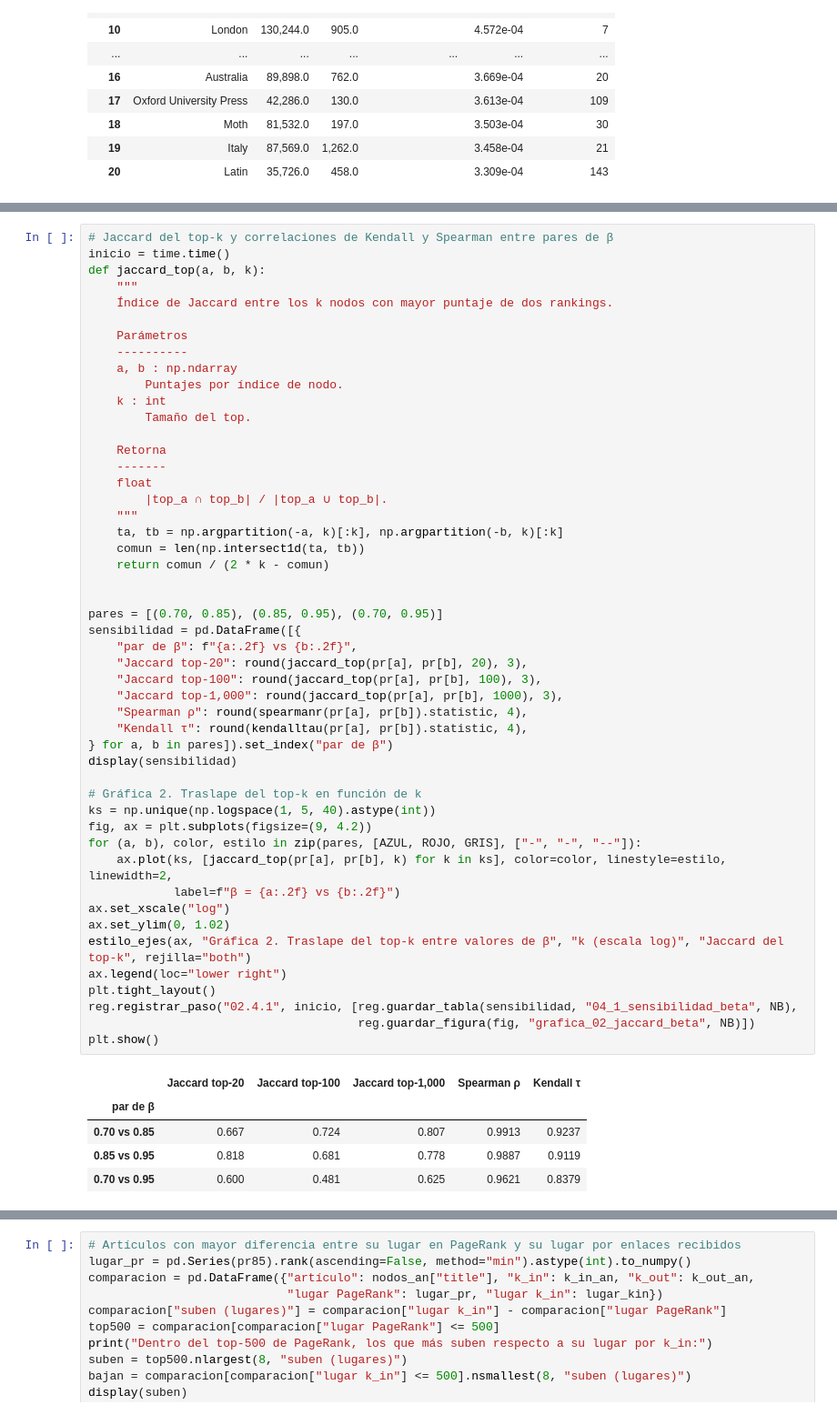
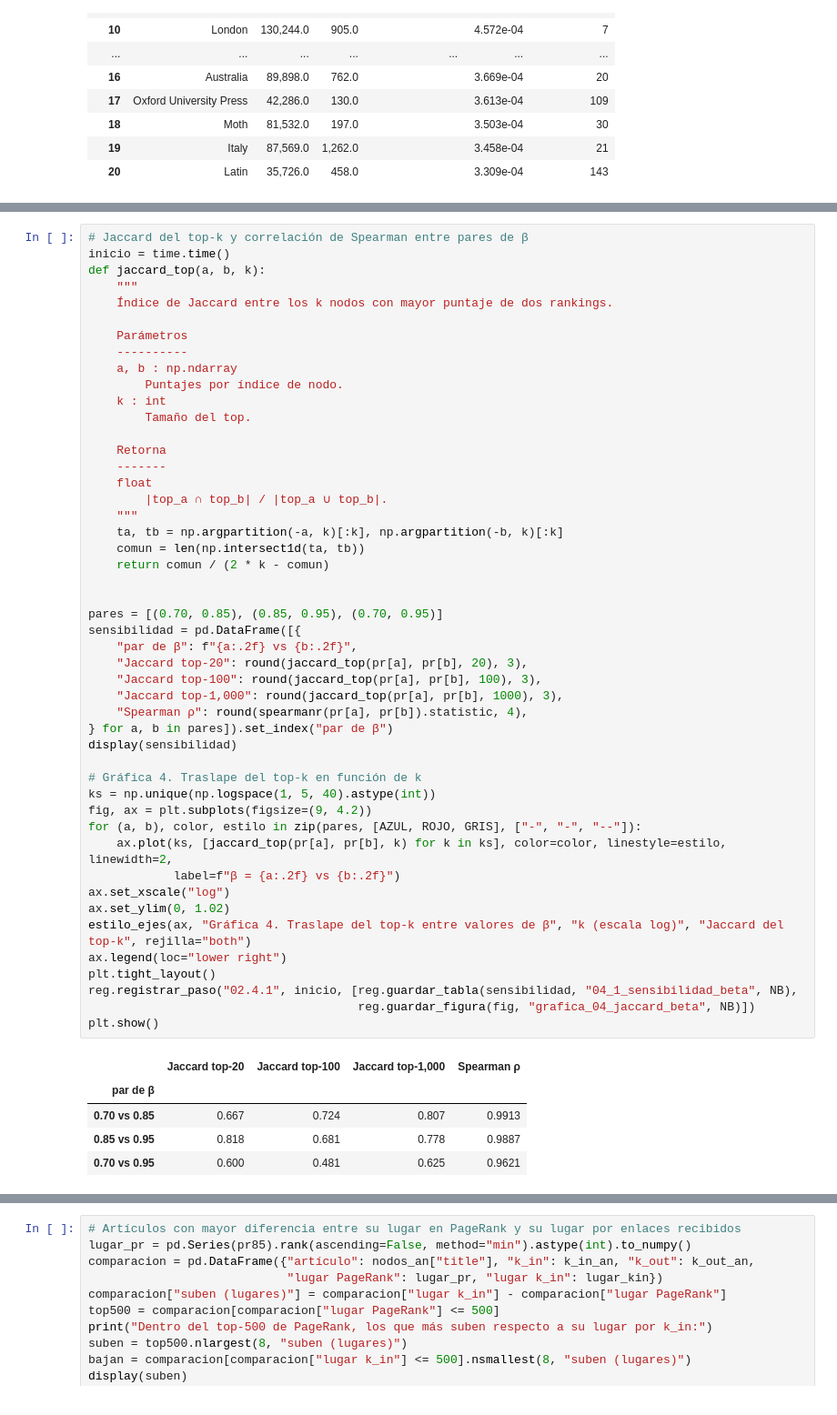
Before and after one commit to makore-0612/T3_DMII, a Jupyter notebook: Wikipedia/notebooks/02_pagerank_hits.ipynb, the cells around one changed output, grey strips where cells are left out. Shown at 91% size. Drawn from its saved outputs; the diff is of its cells as text.

```diff
--- a/Wikipedia/notebooks/02_pagerank_hits.ipynb
+++ b/Wikipedia/notebooks/02_pagerank_hits.ipynb
@@ -761,5 +759,5 @@ Se compara qué tanto cambia el ranking entre los tres valores de $\beta$ con do
 # %%
-# Jaccard del top-k y correlaciones de Kendall y Spearman entre pares de β
+# Jaccard del top-k y correlación de Spearman entre pares de β
 inicio = time.time()
 def jaccard_top(a, b, k):
     """
@@ -777,40 +775,39 @@ def jaccard_top(a, b, k):
     float
         |top_a ∩ top_b| / |top_a ∪ top_b|.
     """
     ta, tb = np.argpartition(-a, k)[:k], np.argpartition(-b, k)[:k]
     comun = len(np.intersect1d(ta, tb))
     return comun / (2 * k - comun)
 
 
 pares = [(0.70, 0.85), (0.85, 0.95), (0.70, 0.95)]
 sensibilidad = pd.DataFrame([{
     "par de β": f"{a:.2f} vs {b:.2f}",
     "Jaccard top-20": round(jaccard_top(pr[a], pr[b], 20), 3),
     "Jaccard top-100": round(jaccard_top(pr[a], pr[b], 100), 3),
     "Jaccard top-1,000": round(jaccard_top(pr[a], pr[b], 1000), 3),
     "Spearman ρ": round(spearmanr(pr[a], pr[b]).statistic, 4),
-    "Kendall τ": round(kendalltau(pr[a], pr[b]).statistic, 4),
 } for a, b in pares]).set_index("par de β")
 display(sensibilidad)
 
-# Gráfica 2. Traslape del top-k en función de k
+# Gráfica 4. Traslape del top-k en función de k
 ks = np.unique(np.logspace(1, 5, 40).astype(int))
 fig, ax = plt.subplots(figsize=(9, 4.2))
 for (a, b), color, estilo in zip(pares, [AZUL, ROJO, GRIS], ["-", "-", "--"]):
     ax.plot(ks, [jaccard_top(pr[a], pr[b], k) for k in ks], color=color, linestyle=estilo, linewidth=2,
             label=f"β = {a:.2f} vs {b:.2f}")
 ax.set_xscale("log")
 ax.set_ylim(0, 1.02)
-estilo_ejes(ax, "Gráfica 2. Traslape del top-k entre valores de β", "k (escala log)", "Jaccard del top-k", rejilla="both")
+estilo_ejes(ax, "Gráfica 4. Traslape del top-k entre valores de β", "k (escala log)", "Jaccard del top-k", rejilla="both")
 ax.legend(loc="lower right")
 plt.tight_layout()
 reg.registrar_paso("02.4.1", inicio, [reg.guardar_tabla(sensibilidad, "04_1_sensibilidad_beta", NB),
-                                      reg.guardar_figura(fig, "grafica_02_jaccard_beta", NB)])
+                                      reg.guardar_figura(fig, "grafica_04_jaccard_beta", NB)])
 plt.show()
 # %% [output]
-|  | Jaccard top-20 | Jaccard top-100 | Jaccard top-1,000 | Spearman ρ | Kendall τ |
-| par de β |  |  |  |  |  |
-| 0.70 vs 0.85 | 0.667 | 0.724 | 0.807 | 0.9913 | 0.9237 |
-| 0.85 vs 0.95 | 0.818 | 0.681 | 0.778 | 0.9887 | 0.9119 |
-| 0.70 vs 0.95 | 0.600 | 0.481 | 0.625 | 0.9621 | 0.8379 |
+|  | Jaccard top-20 | Jaccard top-100 | Jaccard top-1,000 | Spearman ρ |
+| par de β |  |  |  |  |
+| 0.70 vs 0.85 | 0.667 | 0.724 | 0.807 | 0.9913 |
+| 0.85 vs 0.95 | 0.818 | 0.681 | 0.778 | 0.9887 |
+| 0.70 vs 0.95 | 0.600 | 0.481 | 0.625 | 0.9621 |
 [figure]
```
Also changed, not shown: parts of 78 cells of this notebook, 6 other files.
